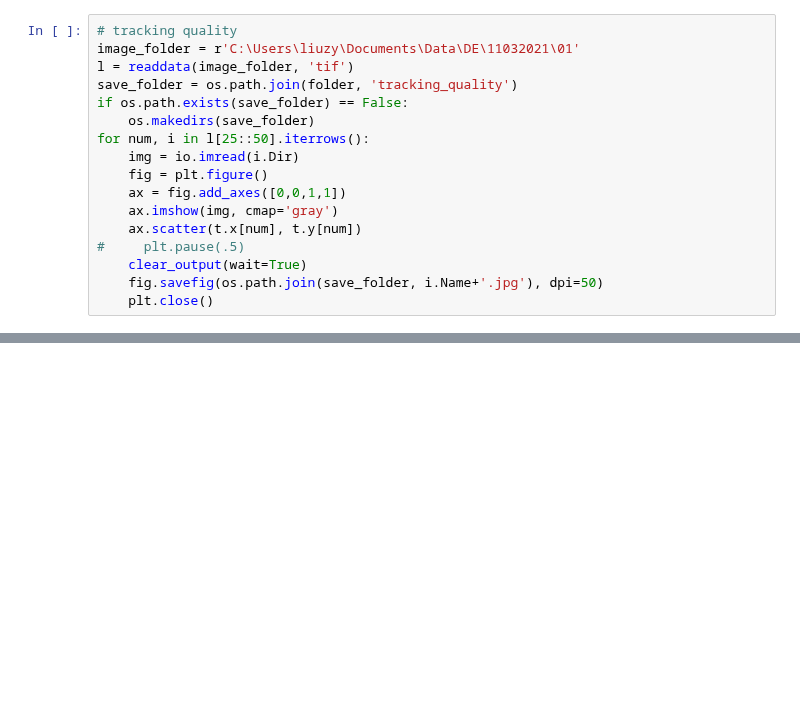
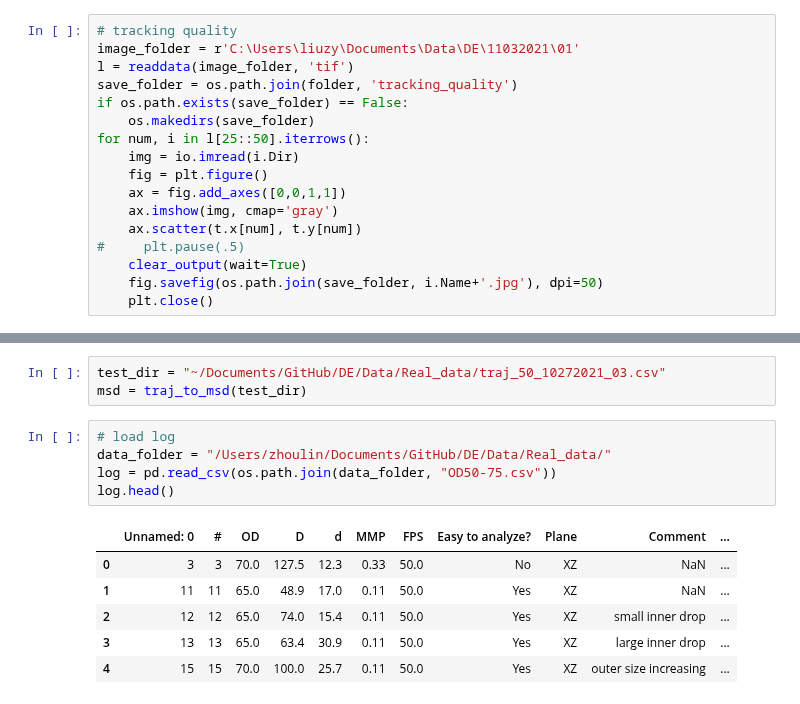
Before and after one commit to ZLoverty/DE, a Jupyter notebook: Code/Trajectory-analysis/Diffusivity-11032021-01.ipynb, the cells around one changed output, grey strips where cells are left out. Cells and saved outputs as stored; diff of their text form; blank space fills up the shorter version.

```diff
--- a/Code/Trajectory-analysis/Diffusivity-11032021-01.ipynb
+++ b/Code/Trajectory-analysis/Diffusivity-11032021-01.ipynb
@@ -94,0 +116,15 @@ for num, i in l[25::50].iterrows():
+# %%
+test_dir = "~/Documents/GitHub/DE/Data/Real_data/traj_50_10272021_03.csv"
+msd = traj_to_msd(test_dir)
+# %%
+# load log
+data_folder = "/Users/zhoulin/Documents/GitHub/DE/Data/Real_data/"
+log = pd.read_csv(os.path.join(data_folder, "OD50-75.csv"))
+log.head()
+# %% [output]
+|  | Unnamed: 0 | # | OD | D | d | MMP | FPS | Easy to analyze? | Plane | Comment | ... |
+| 0 | 3 | 3 | 70.0 | 127.5 | 12.3 | 0.33 | 50.0 | No | XZ | NaN | ... |
+| 1 | 11 | 11 | 65.0 | 48.9 | 17.0 | 0.11 | 50.0 | Yes | XZ | NaN | ... |
+| 2 | 12 | 12 | 65.0 | 74.0 | 15.4 | 0.11 | 50.0 | Yes | XZ | small inner drop | ... |
+| 3 | 13 | 13 | 65.0 | 63.4 | 30.9 | 0.11 | 50.0 | Yes | XZ | large inner drop | ... |
+| 4 | 15 | 15 | 70.0 | 100.0 | 25.7 | 0.11 | 50.0 | Yes | XZ | outer size increasing | ... |
```
Also changed, not shown: parts of 8 cells of this notebook, 32 other files.
